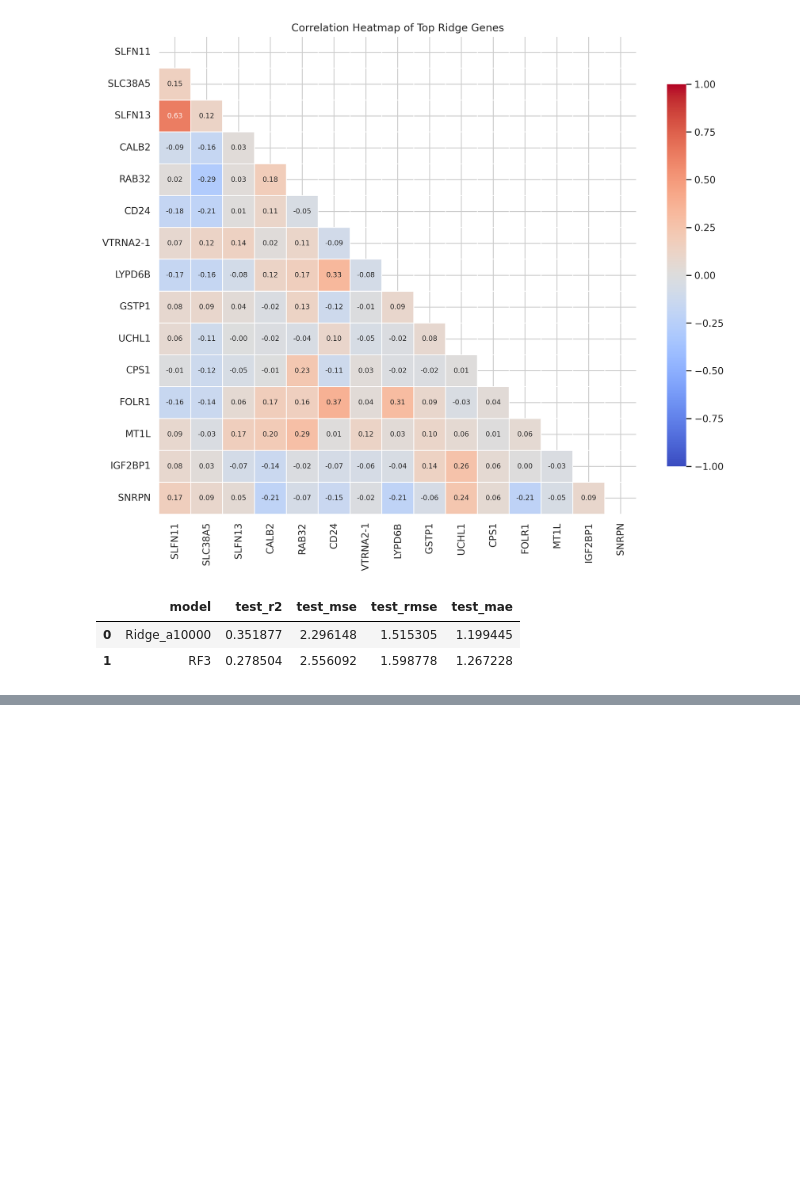
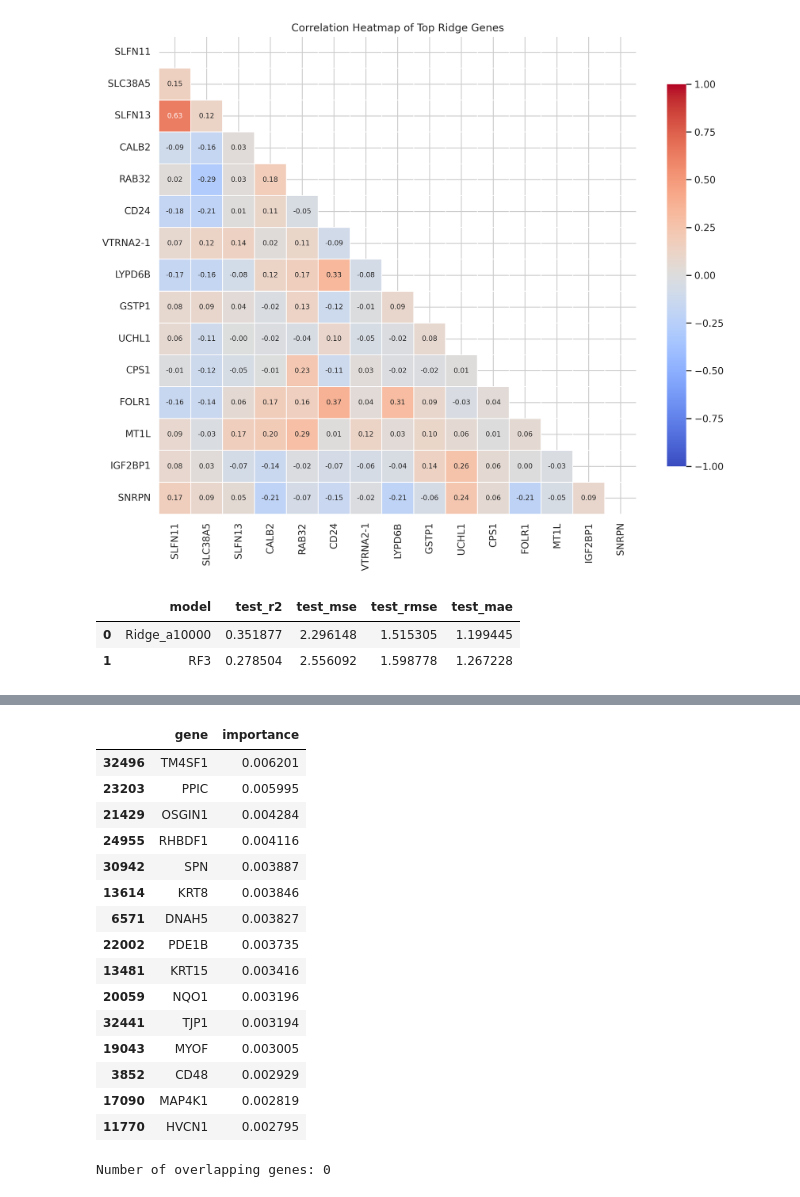
Before and after one commit to AarzuM39/gdsc-drug-response-project, a Jupyter notebook: notebooks/05_final_figures.ipynb, the cells around one changed output, grey strips where cells are left out. Drawn from its saved outputs; the diff is of its cells as text; code cells hidden in the pictures; blank space fills up the shorter version.

```diff
--- a/notebooks/05_final_figures.ipynb
+++ b/notebooks/05_final_figures.ipynb
@@ -117,0 +127,40 @@ ValueError: All arrays must be of the same length
+# %%
+rf_importance_df = pd.DataFrame({
+    "gene": feature_names,
+    "importance": rf3.feature_importances_
+})
+
+top_rf_df = rf_importance_df.sort_values("importance", ascending=False).head(15)
+top_rf_df
+# %% [output]
+|  | gene | importance |
+| 32496 | TM4SF1 | 0.006201 |
+| 23203 | PPIC | 0.005995 |
+| 21429 | OSGIN1 | 0.004284 |
+| 24955 | RHBDF1 | 0.004116 |
+| 30942 | SPN | 0.003887 |
+| 13614 | KRT8 | 0.003846 |
+| 6571 | DNAH5 | 0.003827 |
+| 22002 | PDE1B | 0.003735 |
+| 13481 | KRT15 | 0.003416 |
+| 20059 | NQO1 | 0.003196 |
+| 32441 | TJP1 | 0.003194 |
+| 19043 | MYOF | 0.003005 |
+| 3852 | CD48 | 0.002929 |
+| 17090 | MAP4K1 | 0.002819 |
+| 11770 | HVCN1 | 0.002795 |
+# %%
+ridge_top_genes = set(top_coef_df["gene"])
+rf_top_genes = set(top_rf_df["gene"])
+
+overlap_genes = sorted(ridge_top_genes.intersection(rf_top_genes))
+
+overlap_df = pd.DataFrame({
+    "shared_gene": overlap_genes
+})
+
+overlap_df
+
+print("Number of overlapping genes:", len(overlap_genes))
+# %% [output]
+Number of overlapping genes: 0
```
Also changed, not shown: parts of 2 cells of this notebook.
